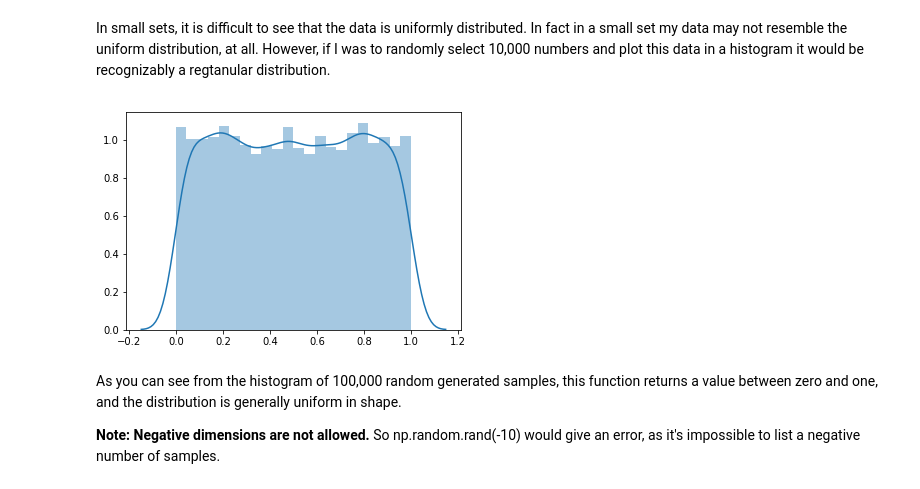
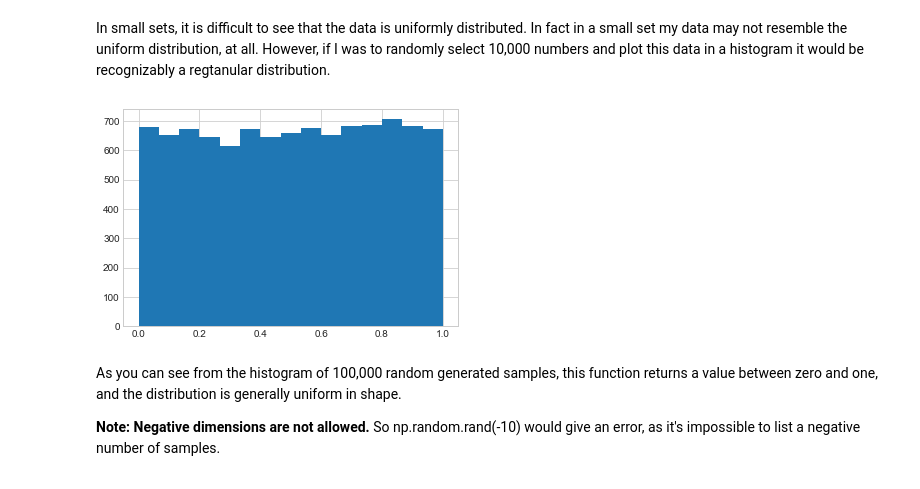
Before and after one commit to MarionMcG/numpy.random, a Jupyter notebook: numpy-random.ipynb, the cells around one changed output. Cells and saved outputs as stored; diff of their text form; code cells hidden in the pictures.

```diff
--- a/numpy-random.ipynb
+++ b/numpy-random.ipynb
@@ -51,9 +51,10 @@ In small sets, it is difficult to see that the data is uniformly distributed. In
 # %%
 # Generating 10,000 random numbers to look at dist
 y = np.random.rand(10000)
-sns.distplot(y);
+plt.hist(y, bins = 15)
+plt.show()
 # %% [output]
-[figure, old version]
+[figure, new version]
 # %% [markdown]
 As you can see from the histogram of 100,000 random generated samples, this function returns a value between zero and one, and the distribution is generally uniform in shape.
 
```
Also changed, not shown: parts of 8 cells of this notebook.
